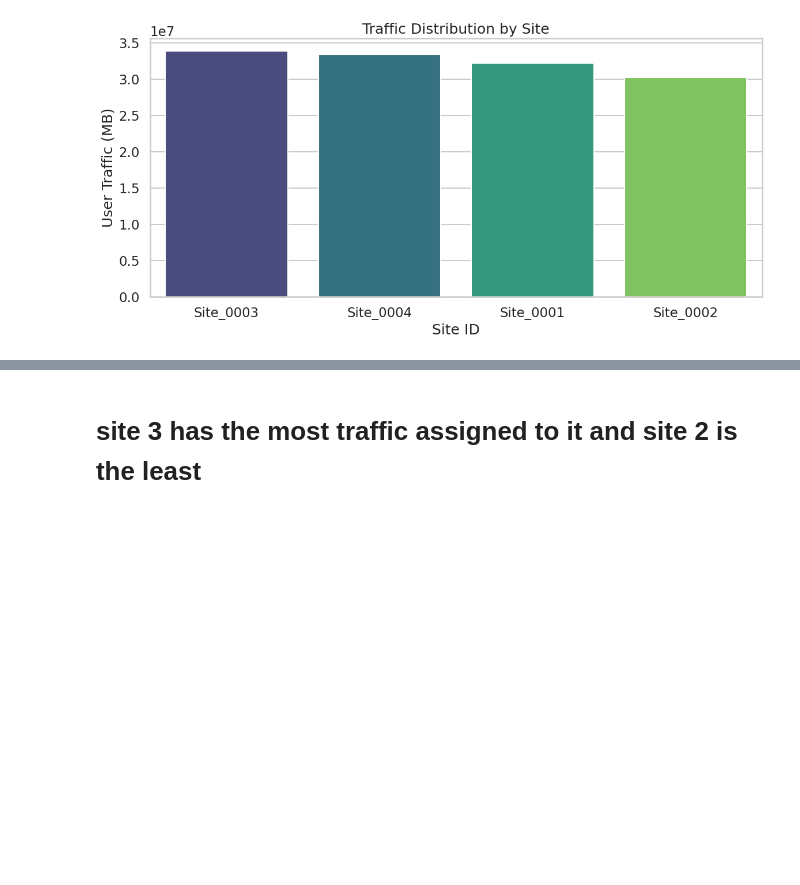
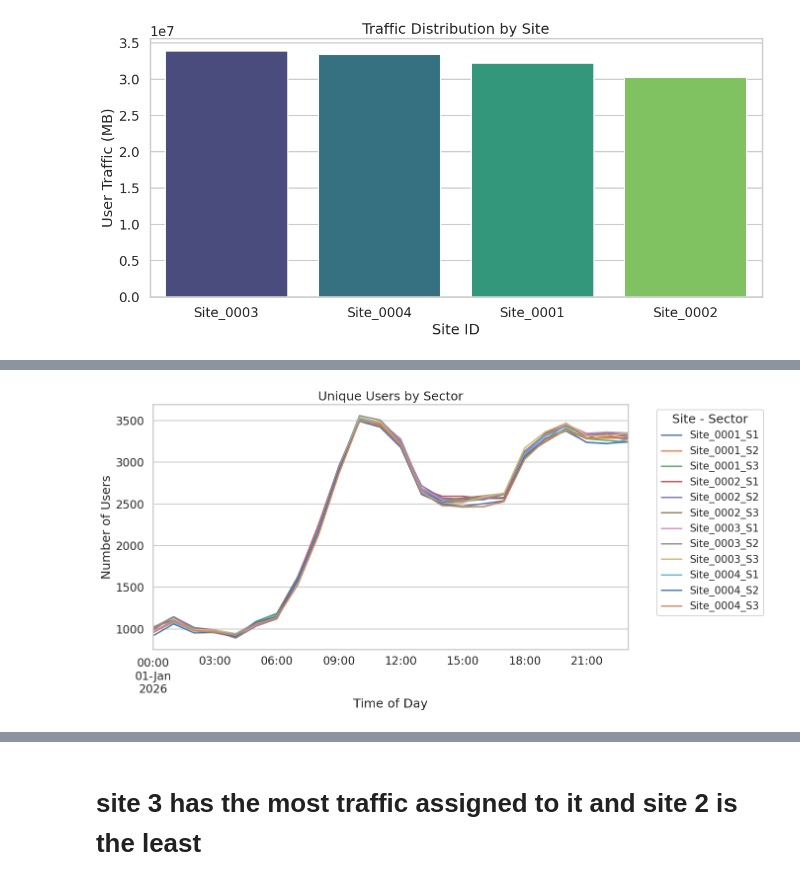
Before and after one commit to omartarek000/Telecom_session_lens, a Jupyter notebook: Telecom_EDA.ipynb, the cells around one changed output, grey strips where cells are left out. Cells and saved outputs as stored; diff of their text form; code cells hidden in the pictures; blank space fills up the shorter version.

```diff
--- a/Telecom_EDA.ipynb
+++ b/Telecom_EDA.ipynb
@@ -112,0 +168,21 @@ Passing `palette` without assigning `hue` is deprecated and will be removed in v
+# %%
+# Create sector label
+user_session_data['site_sector'] = user_session_data['site_id'] + '_S' + user_session_data['sector'].astype(str)
+
+# Count unique users per timestamp per sector
+users_per_sector = user_session_data.groupby(['timestamp', 'site_sector'])['user_idx'].nunique().reset_index()
+users_per_sector.rename(columns={'user_idx': 'unique_users'}, inplace=True)
+
+# Pivot and smooth
+pivot_users_per_sector = users_per_sector.pivot(index='timestamp', columns='site_sector', values='unique_users').fillna(0)
+
+window_size = 3
+pivot_users_per_sector.rolling(window=window_size, min_periods=1).mean().plot(figsize=(14, 7), linewidth=2)
+plt.title('Unique Users by Sector')
+plt.xlabel('Time of Day')
+plt.ylabel('Number of Users')
+plt.legend(title='Site - Sector', bbox_to_anchor=(1.05, 1), loc='upper left', fontsize='small')
+plt.tight_layout()
+plt.show()
+# %% [output]
+[figure, added]
```
Also changed, not shown: parts of 4 cells of this notebook, 2 other files.
